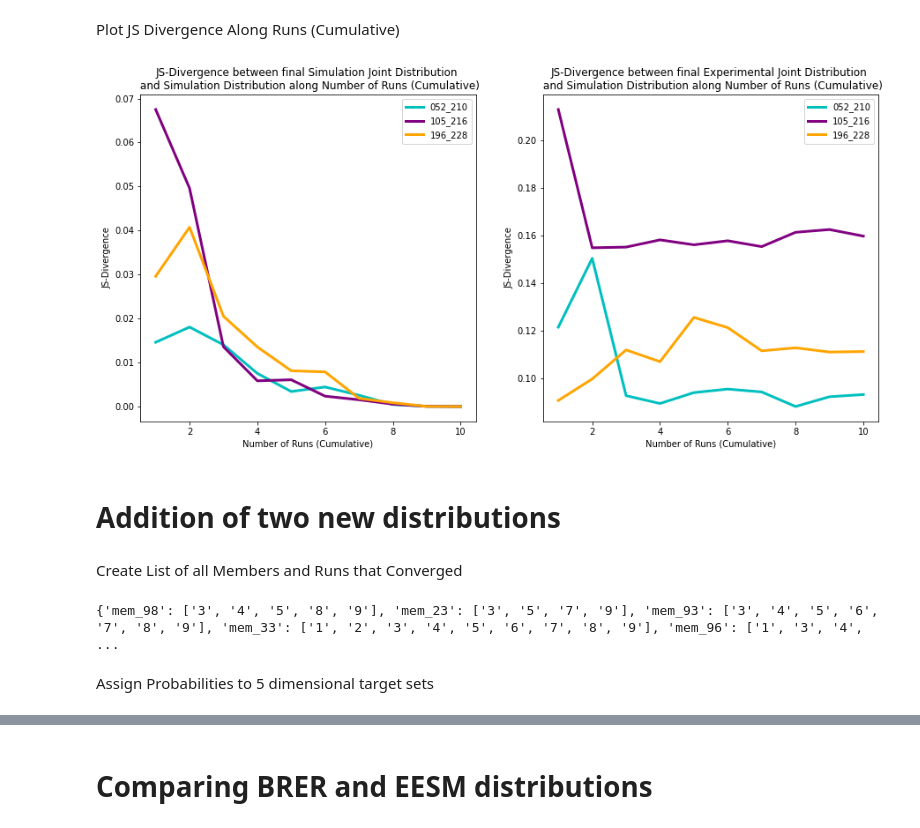
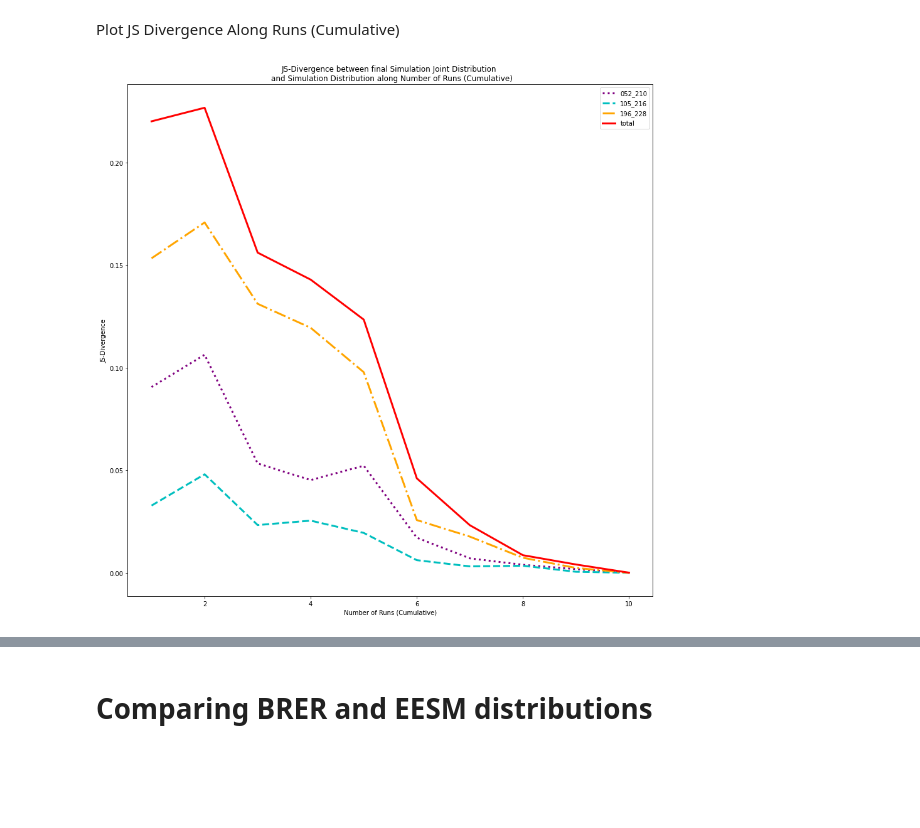
Before and after one commit to EmilyBoland/Syntaxin-EESM-Analysis, a Jupyter notebook: Cleaned_work_analysis_with_thresholding.ipynb, the cells around one changed output, grey strips where cells are left out. Saved outputs shown, nothing was run; the diff lists cells and outputs as text; code cells hidden in the pictures; blank space fills up the shorter version.

```diff
--- a/Cleaned_work_analysis_with_thresholding.ipynb
+++ b/Cleaned_work_analysis_with_thresholding.ipynb
@@ -22,6 +22,6 @@ import matplotlib.gridspec as gridspec
 sys.path.append('/content/drive/My Drive/Kasson lab/Polished Syntaxin Code')
 import work_analysis_functions as waf
 
-alldata = json.load(open('cleaned-uniform-0.5nm/all_data_for_eb.json'))
+alldata = json.load(open('Kasson lab/Polished Syntaxin Code/all_data_11_17_2020.json'))
 finaldata = json.load(open('Kasson lab/Polished Syntaxin Code/final_ensemble.json'))
 # %% [output]
@@ -111,7 +113,7 @@ for mem in alldata['converged run data']:
       work_values_by_run[int(run)][key] = [work]
 
 
-threshold_val = 400
+threshold_val = 300
 thresholded_data = waf.threshold(threshold_val, work_values, work_values_by_run)
 work_values = thresholded_data['work_values']
 work_values_by_run = thresholded_data['work_values_by_run']
@@ -228,9 +249,24 @@ for mem in start_dict:
   for run in start_dict[mem]:
     try:
       starting_confs[np.digitize((start_dict[mem][run]['052_210']),bins)-1,np.digitize((start_dict[mem][run]['105_216']),bins)-1,np.digitize((start_dict[mem][run]['196_228']),bins)-1] += 1
-    except:
+    except:  # just a little sanity check to make sure I don't lose any data
       print("we have and error with {}, run {}: {}".format(mem, run, start_dict[mem][run]))
 
 start_2D_dict = waf.twoD_sum(starting_confs)
-waf.make_map(start_2D_dict)
+
+fig = plt.figure(figsize = (20,20))
+spec = gridspec.GridSpec(ncols=3, nrows=1, figure = fig, wspace = 0.5)
+i = 1
+for key in start_2D_dict:
+  fig.add_subplot(3,3,i)
+  plt.imshow(start_2D_dict[key],
+             interpolation=None,
+             origin='lower', cmap= 'hot',
+             vmin = 0, vmax = 160)
+  plt.xlabel(key[9:])
+  plt.ylabel(key[0:7])
+  plt.colorbar()
+  plt.xticks(np.arange(16), ('','1.0', '','2.0', '','3.0','', '4.0','', '5.0','','6.0','','7.0','','8.0'))
+  plt.yticks(np.arange(16), ('','1.0', '','2.0', '','3.0','', '4.0','', '5.0','','6.0','','7.0','','8.0'))
+  i += 1
 # %% [output]
@@ -275,12 +296,15 @@ spec = gridspec.GridSpec(ncols=3, nrows=1, figure = fig, wspace = 0.5)
 i = 1
 for key in sim_1D_dict:
   fig.add_subplot(3,3,i)
-  plt.plot(sim_1D_dict[key], 'lightskyblue', lw = 3)
-  plt.plot(exp_1D_dict[key], 'dodgerblue', lw = 3)
+  colors = ['purple', 'c', 'orange']
+  plt.plot(sim_1D_dict[key], color = colors[i-1], lw = 3)
+  plt.plot(exp_1D_dict[key], color = colors[i-1], ls = '--', lw = 3)
   plt.xlabel("distance")
   plt.ylabel("probability")
   plt.title("1D projection of simulation and experimental data \n for {} distribution".format(key, threshold_val))
   plt.xticks(np.arange(16), ('','1.0', '','2.0', '','3.0','', '4.0','', '5.0','','6.0','','7.0','','8.0'));
   plt.legend(['sim {}'.format(key), 'exp {}'.format(key)])
   i += 1
+
+plt.savefig("1D_deer_and_eesm_11_19.pdf")
 # %% [output]
@@ -309,47 +322,12 @@ Plot JS Divergence Along Runs (Cumulative)
 # %%
 sim_data_by_run = {}
 for run in range(1,11):
   sim_data_by_run[run] = np.zeros(shape=(nbins,nbins,nbins))
   for key in probs_through_runs[run]:
     sim_data_by_run[run][bins.index(float(key[0:3])), bins.index(float(key[4:7])), bins.index(float(key[8:11]))] += probs_through_runs[run][key]
+fig = plt.figure(figsize = (15,15))
+waf.plot_js_along_runs(sim_data_by_run, simdata, sim_1D_dict, "Simulation")
 
-sim_data_1D_by_run = {'052_210':{}, '105_216': {}, '196_228':{}}
-for run in sim_data_by_run:
-  sim_data_1D_by_run['052_210'][run] = np.sum(sim_data_by_run[run], axis =(1,2))
-  sim_data_1D_by_run['105_216'][run] = np.sum(sim_data_by_run[run], axis =(0,2))
-  sim_data_1D_by_run['196_228'][run] = np.sum(sim_data_by_run[run], axis =(0,1))
-
-fig = plt.figure(figsize = (15,15))
-spec = gridspec.GridSpec(ncols=2, nrows=1, figure = fig, wspace = 0.5)
-fig.add_subplot(2,2,1)
-waf.plot_js_along_runs(sim_data_1D_by_run, sim_1D_dict, "Simulation")
-fig.add_subplot(2,2,2)
-waf.plot_js_along_runs(sim_data_1D_by_run, exp_1D_dict,"Experimental")
+#plt.savefig("JSdiv_by_runs_fig4_11_19.pdf")
 # %% [output]
-[figure, old version]
+[figure, new version]
-# %% [markdown]
-# Addition of two new distributions
-# %% [markdown]
-Create List of all Members and Runs that Converged
-# %%
-work_by_mem = {}
-for mem in alldata['converged run data']:
-  work_by_mem[mem] = {}
-  for run in alldata['converged run data'][mem]:
-    work = waf.calc_work(alldata, mem, run)
-    work_by_mem[mem][run] = work
-
-ws_above_threshold = {}
-for mem in work_by_mem:
-  for run in work_by_mem[mem]:
-    if work_by_mem[mem][run] > threshold_val:
-      if mem in ws_above_threshold.keys():
-        ws_above_threshold[mem].append(run)
-      else:
-        ws_above_threshold[mem] = [run]
-
-print(ws_above_threshold)
-# %% [output]
-{'mem_98': ['3', '4', '5', '8', '9'], 'mem_23': ['3', '5', '7', '9'], 'mem_93': ['3', '4', '5', '6', '7', '8', '9'], 'mem_33': ['1', '2', '3', '4', '5', '6', '7', '8', '9'], 'mem_96': ['1', '3', '4',  ...
-# %% [markdown]
-Assign Probabilities to 5 dimensional target sets
```
Also changed, not shown: parts of 23 cells of this notebook.
